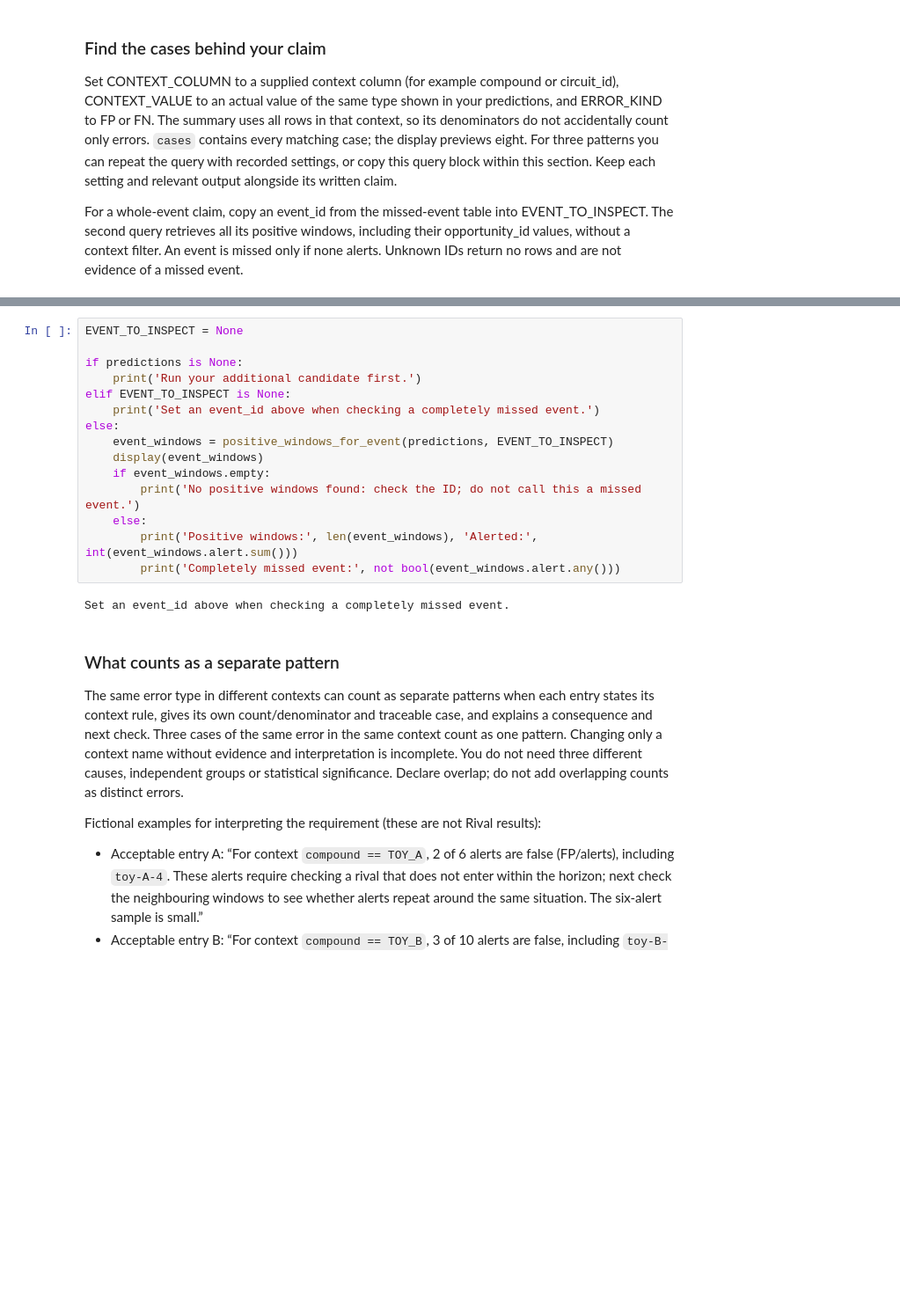
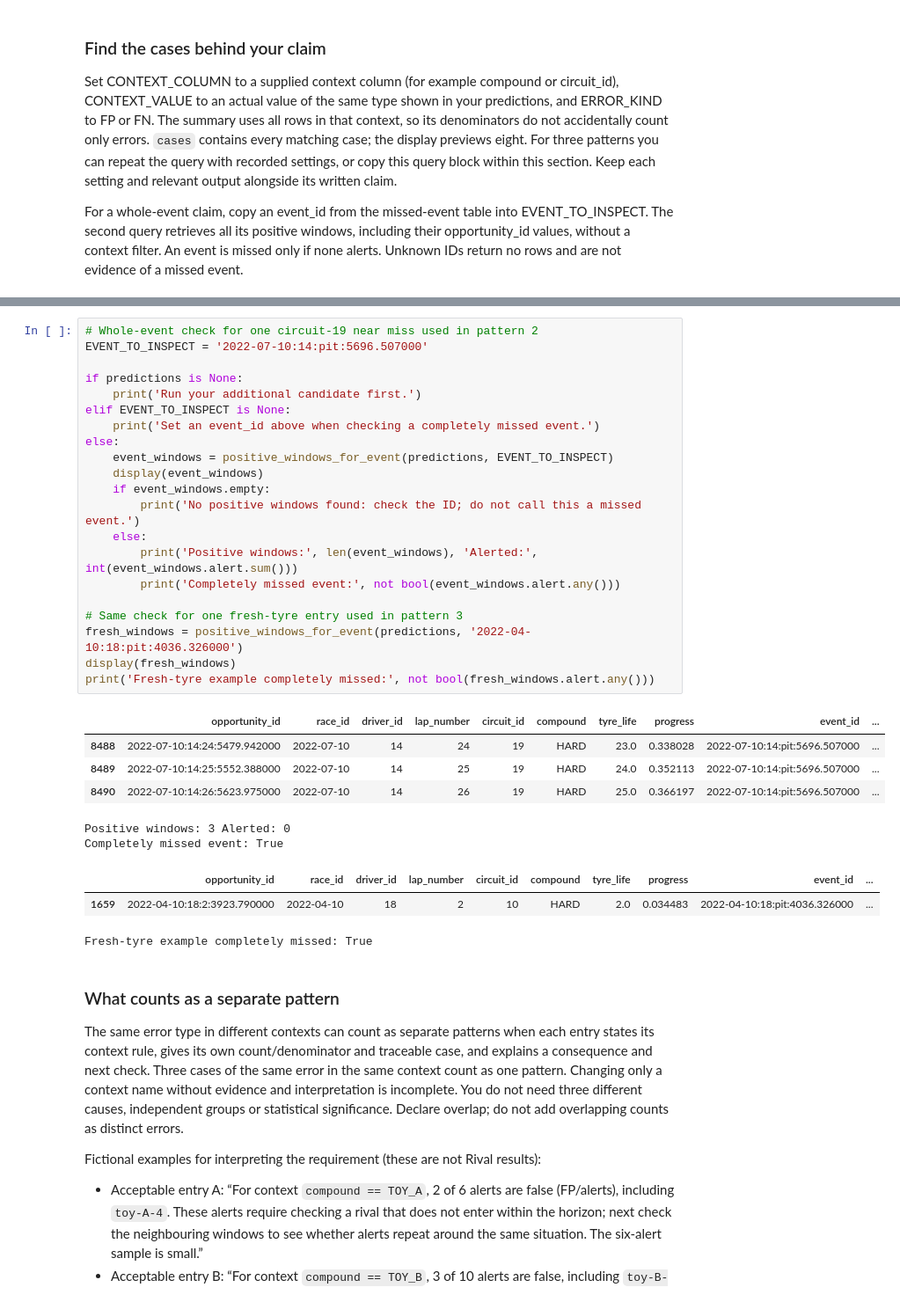
Before and after one commit to M0uidev/IIT414W-Lab03, a Jupyter notebook: Lab03_ModelComparison_Student_v3.ipynb, the cells around one changed output, grey strips where cells are left out. Shown at 88% size. Cells and saved outputs as stored; diff of their text form; blank space fills up the shorter version.

```diff
--- a/Lab03_ModelComparison_Student_v3.ipynb
+++ b/Lab03_ModelComparison_Student_v3.ipynb
@@ -294,20 +403,34 @@ Set the context column/value above to inspect your own error evidence.
 # %%
-EVENT_TO_INSPECT = None
+# Whole-event check for one circuit-19 near miss used in pattern 2
+EVENT_TO_INSPECT = '2022-07-10:14:pit:5696.507000'
 
 if predictions is None:
     print('Run your additional candidate first.')
 elif EVENT_TO_INSPECT is None:
     print('Set an event_id above when checking a completely missed event.')
 else:
     event_windows = positive_windows_for_event(predictions, EVENT_TO_INSPECT)
     display(event_windows)
     if event_windows.empty:
         print('No positive windows found: check the ID; do not call this a missed event.')
     else:
         print('Positive windows:', len(event_windows), 'Alerted:', int(event_windows.alert.sum()))
         print('Completely missed event:', not bool(event_windows.alert.any()))
+
+# Same check for one fresh-tyre entry used in pattern 3
+fresh_windows = positive_windows_for_event(predictions, '2022-04-10:18:pit:4036.326000')
+display(fresh_windows)
+print('Fresh-tyre example completely missed:', not bool(fresh_windows.alert.any()))
 # %% [output]
+|  | opportunity_id | race_id | driver_id | lap_number | circuit_id | compound | tyre_life | progress | event_id | ... |
+| 8488 | 2022-07-10:14:24:5479.942000 | 2022-07-10 | 14 | 24 | 19 | HARD | 23.0 | 0.338028 | 2022-07-10:14:pit:5696.507000 | ... |
+| 8489 | 2022-07-10:14:25:5552.388000 | 2022-07-10 | 14 | 25 | 19 | HARD | 24.0 | 0.352113 | 2022-07-10:14:pit:5696.507000 | ... |
+| 8490 | 2022-07-10:14:26:5623.975000 | 2022-07-10 | 14 | 26 | 19 | HARD | 25.0 | 0.366197 | 2022-07-10:14:pit:5696.507000 | ... |
-Set an event_id above when checking a completely missed event.
+Positive windows: 3 Alerted: 0
+Completely missed event: True
+|  | opportunity_id | race_id | driver_id | lap_number | circuit_id | compound | tyre_life | progress | event_id | ... |
+| 1659 | 2022-04-10:18:2:3923.790000 | 2022-04-10 | 18 | 2 | 10 | HARD | 2.0 | 0.034483 | 2022-04-10:18:pit:4036.326000 | ... |
+Fresh-tyre example completely missed: True
 # %% [markdown]
 ### What counts as a separate pattern
 
```
Also changed, not shown: parts of 8 cells of this notebook, 5 other files.
